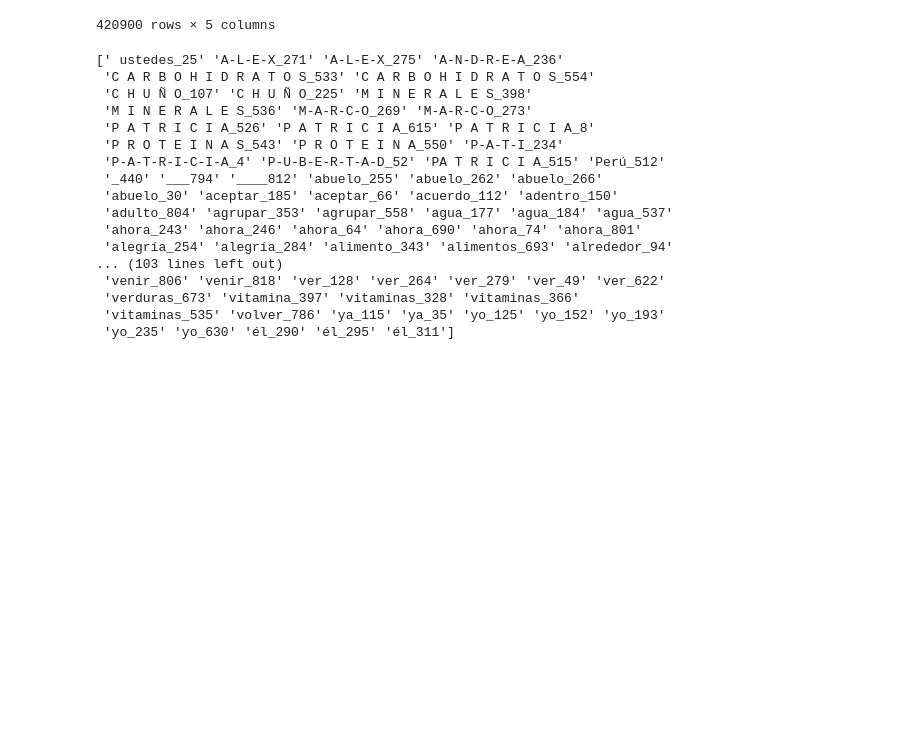
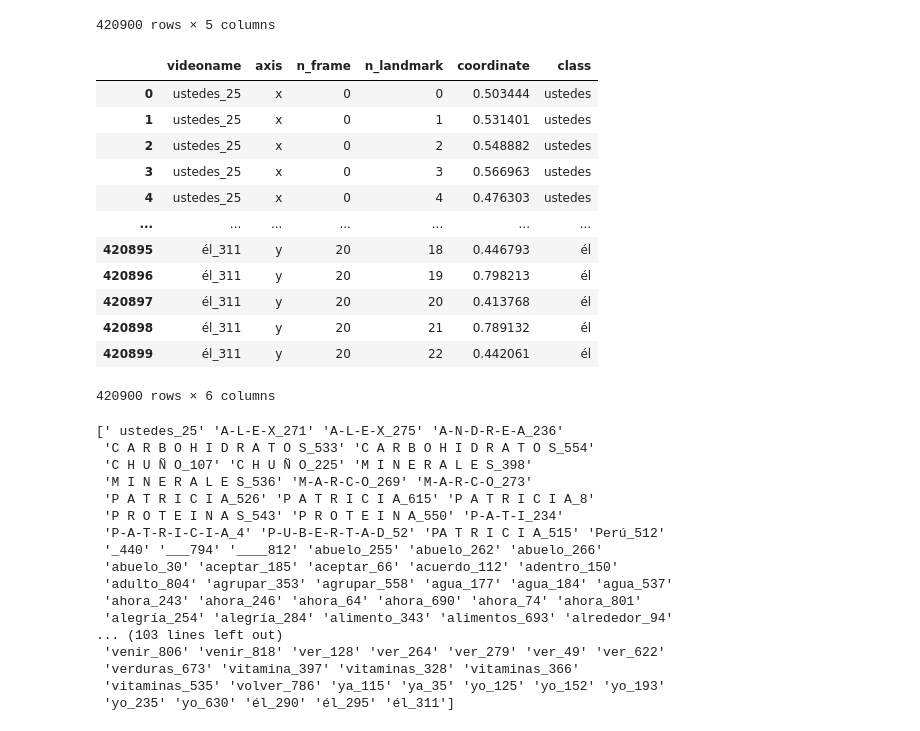
Before and after one commit to BrendaTafurA/PSL-GAN-ad521b837aa1cabd3bbc6e72459104d0ca7cb72a, a Jupyter notebook: new_analysis.ipynb, the cells around one changed output. Drawn from its saved outputs; the diff is of its cells as text; code cells hidden in the pictures; blank space fills up the shorter version.

```diff
--- a/new_analysis.ipynb
+++ b/new_analysis.ipynb
@@ -611,6 +670,23 @@ df_15
 | 420898 | él_311 | y | 20 | 21 | 0.789132 |
 | 420899 | él_311 | y | 20 | 22 | 0.442061 |
 420900 rows × 5 columns
+# %%
+df_15 = df_15[~df_15['videoname'].astype(str).str.startswith('NNN')]
+df_15
+# %% [output]
+|  | videoname | axis | n_frame | n_landmark | coordinate | class |
+| 0 | ustedes_25 | x | 0 | 0 | 0.503444 | ustedes |
+| 1 | ustedes_25 | x | 0 | 1 | 0.531401 | ustedes |
+| 2 | ustedes_25 | x | 0 | 2 | 0.548882 | ustedes |
+| 3 | ustedes_25 | x | 0 | 3 | 0.566963 | ustedes |
+| 4 | ustedes_25 | x | 0 | 4 | 0.476303 | ustedes |
+| ... | ... | ... | ... | ... | ... | ... |
+| 420895 | él_311 | y | 20 | 18 | 0.446793 | él |
+| 420896 | él_311 | y | 20 | 19 | 0.798213 | él |
+| 420897 | él_311 | y | 20 | 20 | 0.413768 | él |
+| 420898 | él_311 | y | 20 | 21 | 0.789132 | él |
+| 420899 | él_311 | y | 20 | 22 | 0.442061 | él |
+420900 rows × 6 columns
 # %%
 df_15['class'] = df_15['videoname'].apply(lambda x: x.split('_')[0])
 x_15 = df_15.groupby('videoname').agg({'coordinate':lambda x: list(x)})
```
Also changed, not shown: parts of 10 cells of this notebook, 9 other files.
